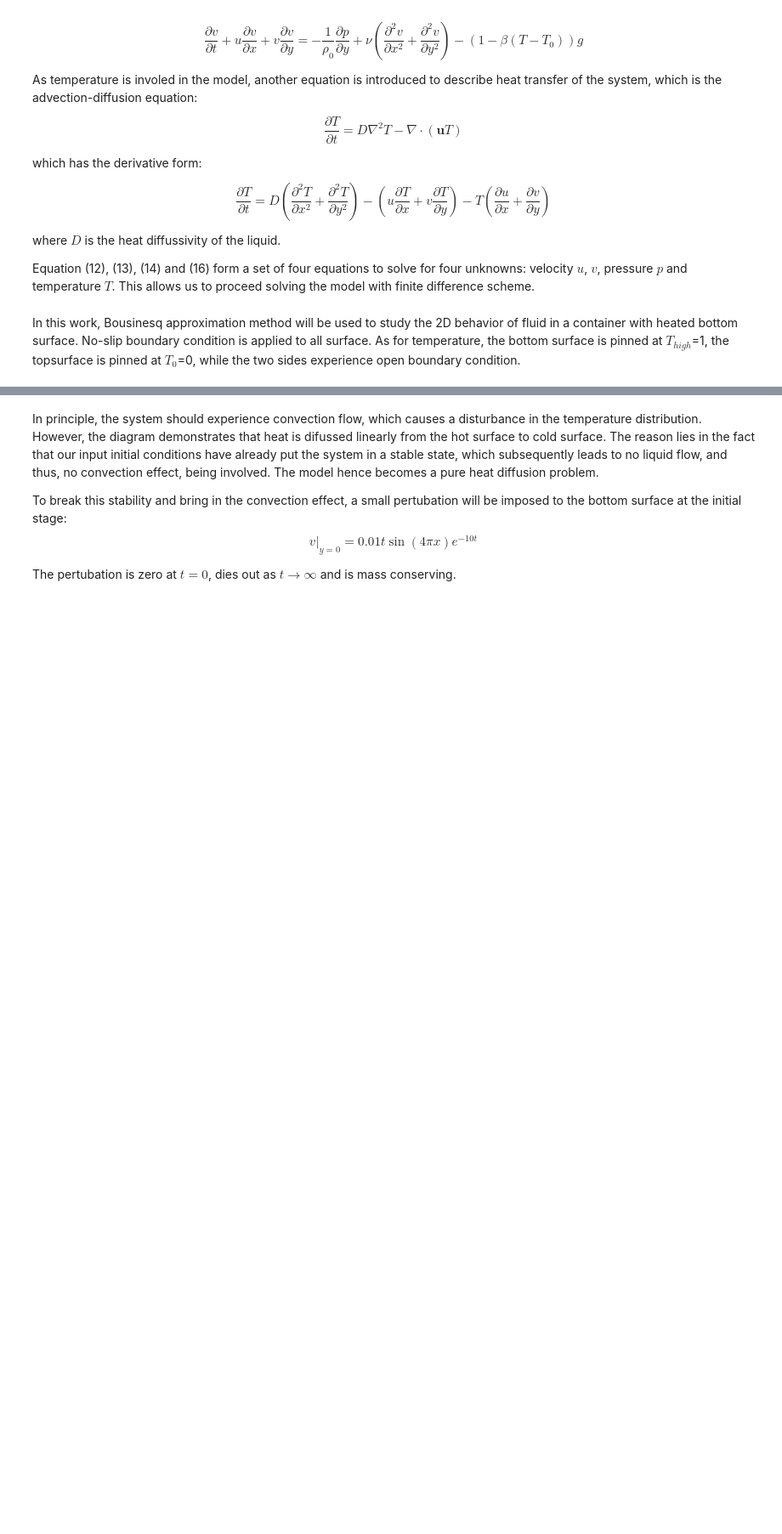
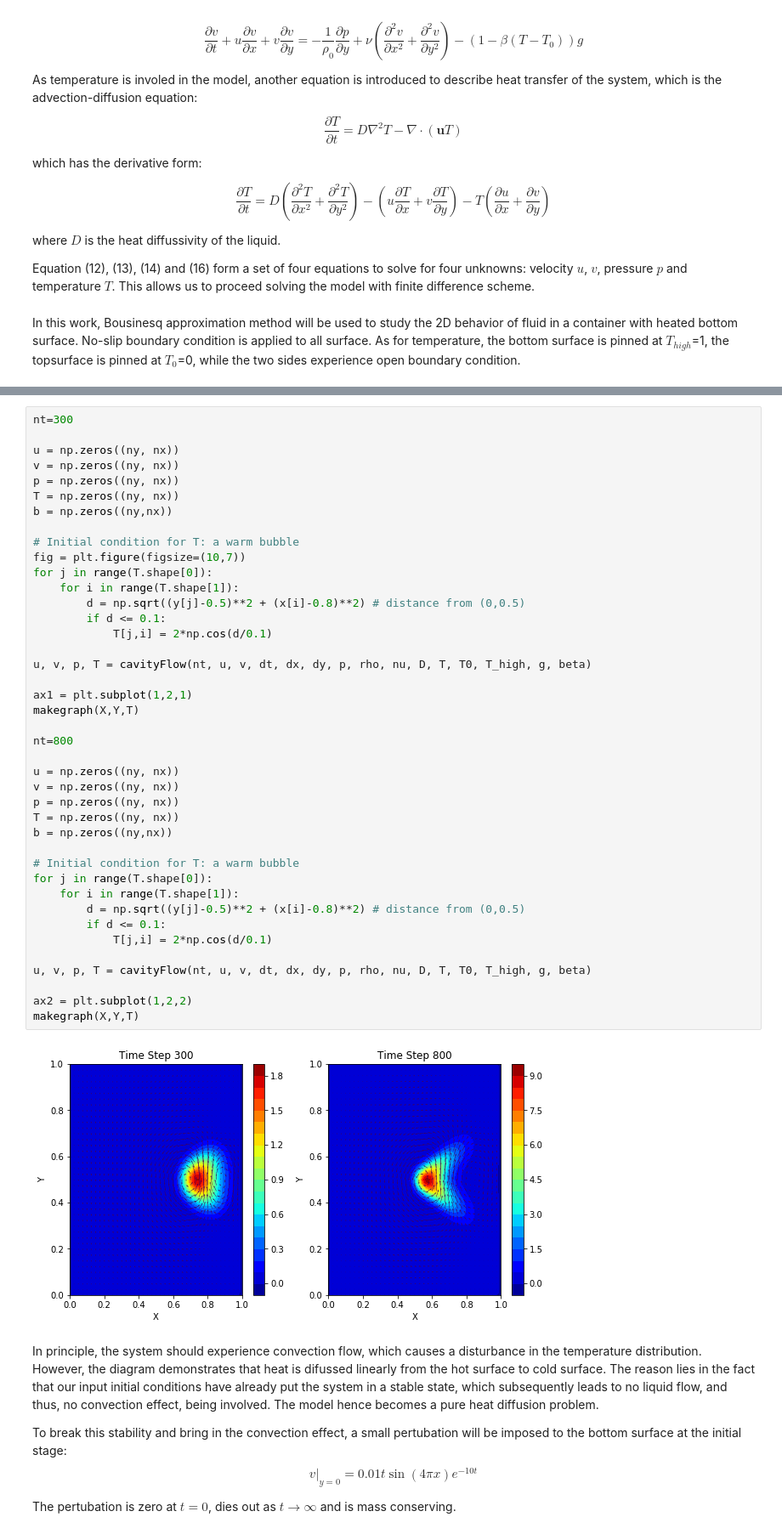
Before and after one commit to weiming9115/ATM663_convection_meso, a Jupyter notebook: Assignments/Notebooks/Boussinesq_weiming.ipynb, the cells around one changed output, grey strips where cells are left out. Shown at 85% size. Drawn from its saved outputs; the diff is of its cells as text; blank space fills up the shorter version.

```diff
--- a/Assignments/Notebooks/Boussinesq_weiming.ipynb
+++ b/Assignments/Notebooks/Boussinesq_weiming.ipynb
@@ -300,3 +307,46 @@ plt.tight_layout()
+# %%
+nt=300
+
+u = np.zeros((ny, nx))
+v = np.zeros((ny, nx))
+p = np.zeros((ny, nx))
+T = np.zeros((ny, nx))
+b = np.zeros((ny,nx))
+
+# Initial condition for T: a warm bubble
+fig = plt.figure(figsize=(10,7))
+for j in range(T.shape[0]):
+    for i in range(T.shape[1]):
+        d = np.sqrt((y[j]-0.5)**2 + (x[i]-0.8)**2) # distance from (0,0.5)
+        if d <= 0.1:
+            T[j,i] = 2*np.cos(d/0.1)
+
+u, v, p, T = cavityFlow(nt, u, v, dt, dx, dy, p, rho, nu, D, T, T0, T_high, g, beta)
+
+ax1 = plt.subplot(1,2,1)
+makegraph(X,Y,T)
+
+nt=800
+
+u = np.zeros((ny, nx))
+v = np.zeros((ny, nx))
+p = np.zeros((ny, nx))
+T = np.zeros((ny, nx))
+b = np.zeros((ny,nx))
+
+# Initial condition for T: a warm bubble
+for j in range(T.shape[0]):
+    for i in range(T.shape[1]):
+        d = np.sqrt((y[j]-0.5)**2 + (x[i]-0.8)**2) # distance from (0,0.5)
+        if d <= 0.1:
+            T[j,i] = 2*np.cos(d/0.1)
+
+u, v, p, T = cavityFlow(nt, u, v, dt, dx, dy, p, rho, nu, D, T, T0, T_high, g, beta)
+
+ax2 = plt.subplot(1,2,2)
+makegraph(X,Y,T)
+# %% [output]
+[figure, added]
 # %% [markdown]
 In principle, the system should experience convection flow, which causes a disturbance in the temperature distribution. However, the diagram demonstrates that heat is difussed linearly from the hot surface to cold surface. The reason lies in the fact that our input initial conditions have already put the system in a stable state, which subsequently leads to no liquid flow, and thus, no convection effect, being involved. The model hence becomes a pure heat diffusion problem.
 
```
Also changed, not shown: parts of 6 cells of this notebook.
